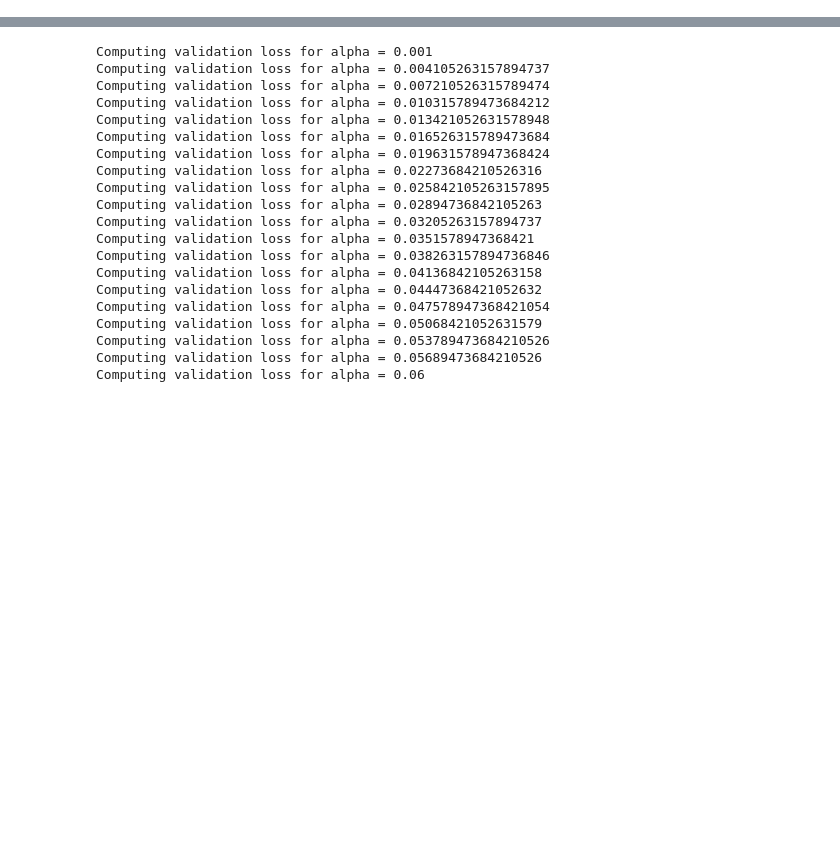
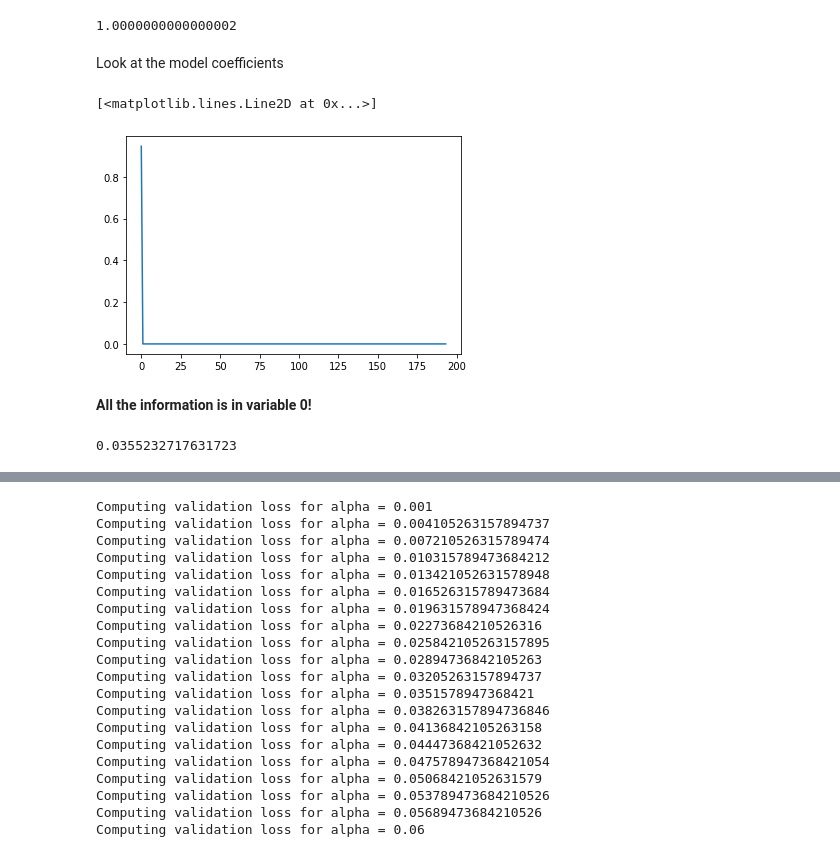
Before and after one commit to notreallyme2/teas, a Jupyter notebook: lasso_baseline.ipynb, the cells around one changed output, grey strips where cells are left out. Saved outputs shown, nothing was run; the diff lists cells and outputs as text; code cells hidden in the pictures; blank space fills up the shorter version.

```diff
--- a/lasso_baseline.ipynb
+++ b/lasso_baseline.ipynb
@@ -19,0 +86,14 @@ train, valid, test = (
+# %%
+# sanity check
+sum(pca_model.explained_variance_ratio_)
+# %% [output]
+1.0000000000000002
+# %% [markdown]
+Look at the model coefficients
+# %%
+plt.plot(lasso_model.coef_[1])
+# %% [output]
+[<matplotlib.lines.Line2D at 0x...>]
+[figure, added]
+# %% [markdown]
+**All the information is in variable 0!**
@@ -19,0 +102,5 @@ train, valid, test = (
+# %%
+Y_hat = lasso_model_2.predict(valid[:, X_idx[0]].reshape(valid.shape[0],1))
+print(mean_squared_error(Y_hat, valid))
+# %% [output]
+0.0355232717631723
```
Also changed, not shown: parts of 35 cells of this notebook, 4 other files.
